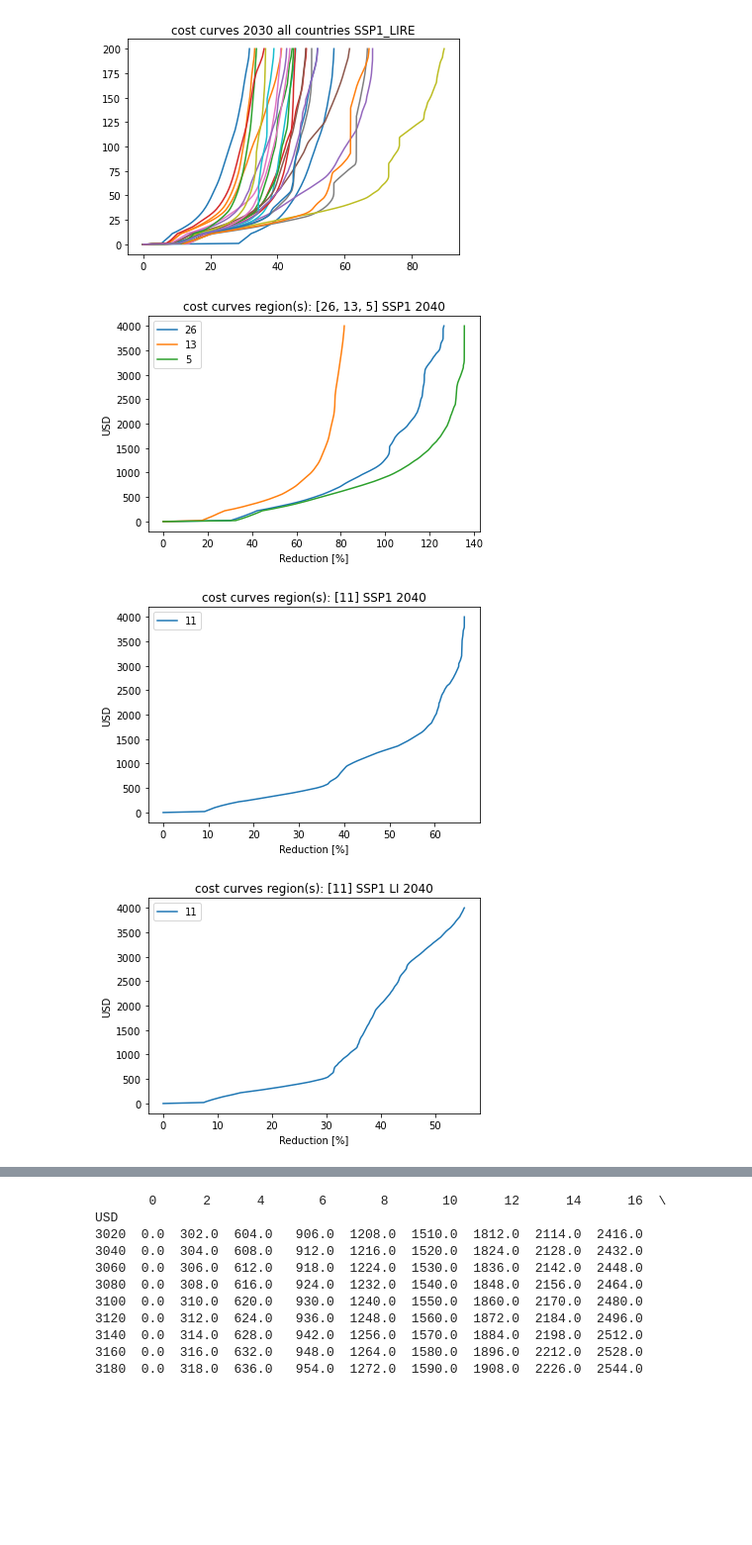
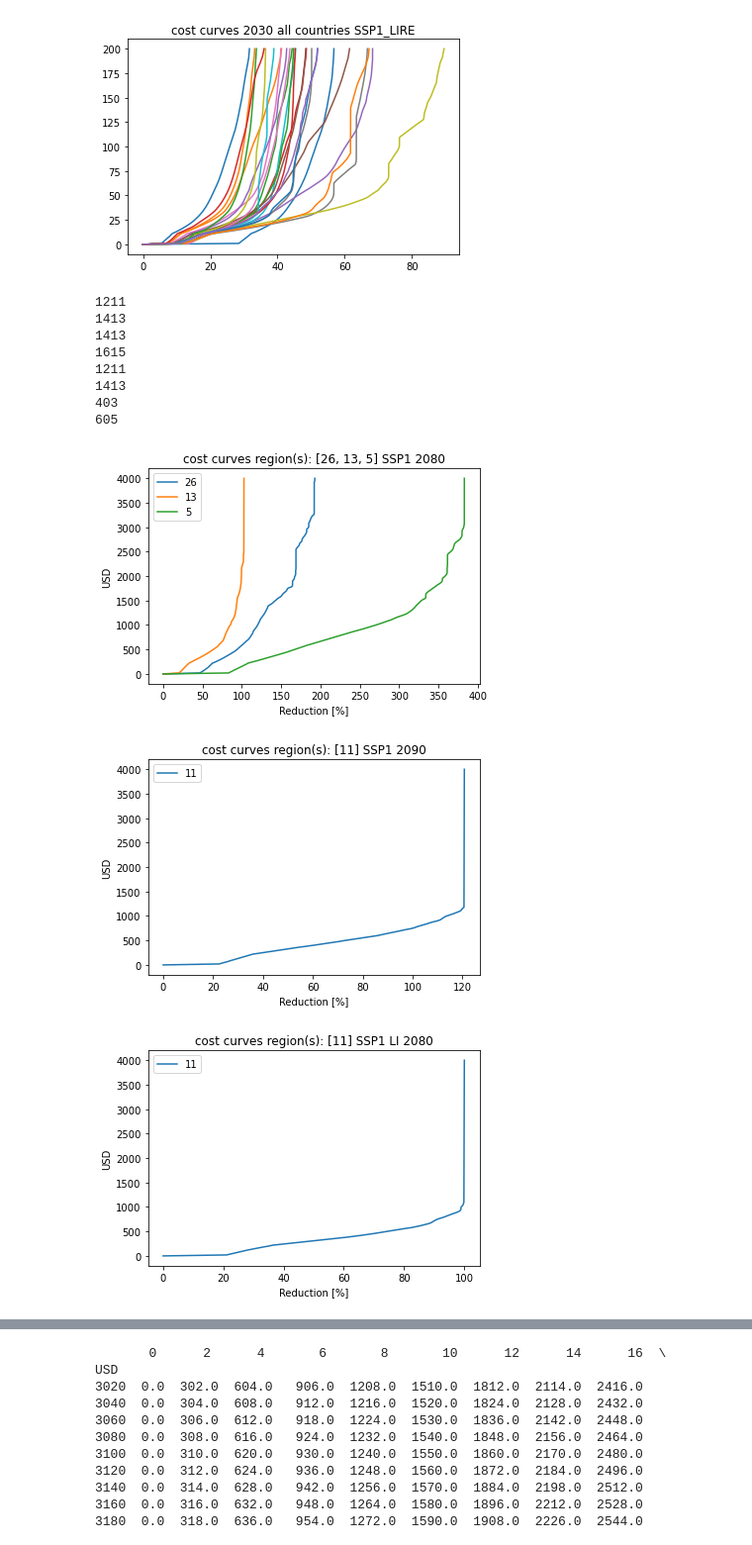
Before and after one commit to TVHTE/PBL_Code, a Jupyter notebook: Check_curves/check_linear_curves.ipynb, the cells around one changed output, grey strips where cells are left out. Shown: that part at 99% size. Saved outputs shown, nothing was run; the diff lists cells and outputs as text; code cells hidden in the pictures; blank space fills up the shorter version.

Commit message:
data processing done for all paths

```diff
--- a/Check_curves/check_linear_curves.ipynb
+++ b/Check_curves/check_linear_curves.ipynb
@@ -8,6 +8,12 @@ import numpy as np
 # load data
 
 df_linear_SSP1 = pd.read_table('C:/Users/toonv/Documents/PBL/Data/cost curves/costcurve_linear/SSP1_costcurve_co2_linear.dat',
+                          skiprows = [0,1,2], sep = ',', names = list(range(1,27)), index_col=False)
+
+df_cubic = pd.read_table('C:/Users/toonv/Documents/PBL/Data/cost curves/costcurve_co2_cubic.dat',
+                          skiprows = [0,1,2], sep = ',', names = list(range(1,27)), index_col=False)
+
+df_cubicroot = pd.read_table('C:/Users/toonv/Documents/PBL/Data/cost curves/costcurve_co2_cubicroot.dat',
                           skiprows = [0,1,2], sep = ',', names = list(range(1,27)), index_col=False)
 
 df_linear_SSP1_LI = pd.read_table('C:/Users/toonv/Documents/PBL/Data/cost curves/costcurve_linear/SSP1_LI_costcurve_co2_linear.dat',
@@ -33,3 +39,7 @@ df_linear_SSP2_LIRE = pd.read_table('C:/Users/toonv/Documents/PBL/Data/cost curv
 
 df_linear_SSP2_RE = pd.read_table('C:/Users/toonv/Documents/PBL/Data/cost curves/costcurve_linear/SSP2_RE_costcurve_co2_linear.dat',
                           skiprows = [0,1,2], sep = ',', names = list(range(1,27)), index_col=False)
+
+# df_linear_SSP1.describe()
+
+df_cubic[1][403+202]
@@ -80,44 +93,71 @@ plot_curves(df_linear_SSP1_LIRE, 'SSP1_LIRE')
 def plot_curves_year(df, plot_title, year, regions):
 
     year_index = []
+    start_year = 2020
+
+    cur_index = []
 
     for i in range(0, 20, 10):
 
-        cur_index = df.index[df_linear_SSP1[1] == year + i].tolist()
+    # old method
 
-        year_index.append(cur_index[0])
+#         cur_index = df.index[df_linear_SSP1[1] == year + i].tolist()
+
+# #         print(df.index[df_cubic[1] == year])
+
+#         x = (year - start_year)/10 * 202
+
+#         print(cur_index)
+
+#         year_index.append(cur_index[0])
+
+    # new method
+
+        cur_index = df.index[int(((year + i) - start_year)/10 * 202 - 1)]
+
+        print(cur_index)
+
+        year_index.append(cur_index)
 
     df_cur = df[year_index[0]+1:year_index[1]]
 
     df_cur = df_cur[regions]
 
     df_cur = pd.DataFrame(df_cur)
 
     fig, ax = plt.subplots()
 
     ax.plot(df_cur, range(0,4020,20))
 
     ax.set(title='cost curves region(s): ' + str(regions).strip() + ' ' + plot_title + ' ' + str(year))
 
     ax.set_ylabel('USD')
 
     ax.set_xlabel('Reduction [%]')
 
     ax.legend(df_cur.columns)
 
     return df_cur
 
-df_2040 = plot_curves_year(df_linear_SSP1, 'SSP1', 2040, [26,13,5])
+df_2040 = plot_curves_year(df_linear_SSP1, 'SSP1', 2080, [26,13,5])
 
-df_11_SSP1 = plot_curves_year(df_linear_SSP1, 'SSP1', 2040, [11])
-df_11_SSP1_LI = plot_curves_year(df_linear_SSP1_LI, 'SSP1 LI', 2040, [11])
+df_11_SSP1 = plot_curves_year(df_linear_SSP1, 'SSP1', 2090, [11])
+df_11_SSP1_LI = plot_curves_year(df_linear_SSP1_LI, 'SSP1 LI', 2080, [11])
 df_11_SSP1_LIRE = plot_curves_year(df_linear_SSP1_LIRE, 'SSP1 LIRE', 2040, [11])
 
 df_11_SSP1.to_csv('C:/Users/toonv/Documents/PBL/Code/CSV/SSP1_11.csv')
 # %% [output]
+1211
+1413
+1413
+1615
+1211
+1413
+403
+605
-[figure, old version]
+[figure, new version]
-[figure, old version]
+[figure, new version]
-[figure, old version]
+[figure, new version]
 [figure]
 # %%
 # so now we want to see a specific reduction given a certain cost.
```
Also changed, not shown: parts of 7 cells of this notebook, 1 other file.
